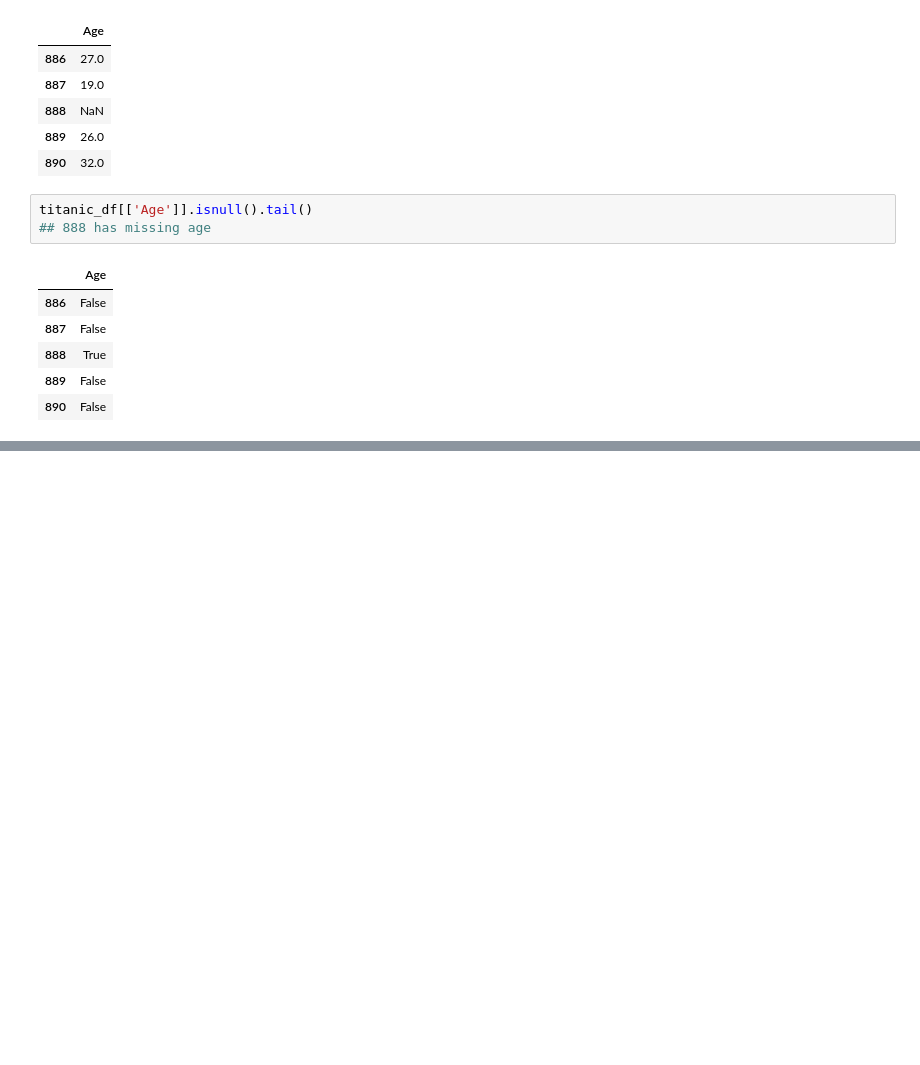
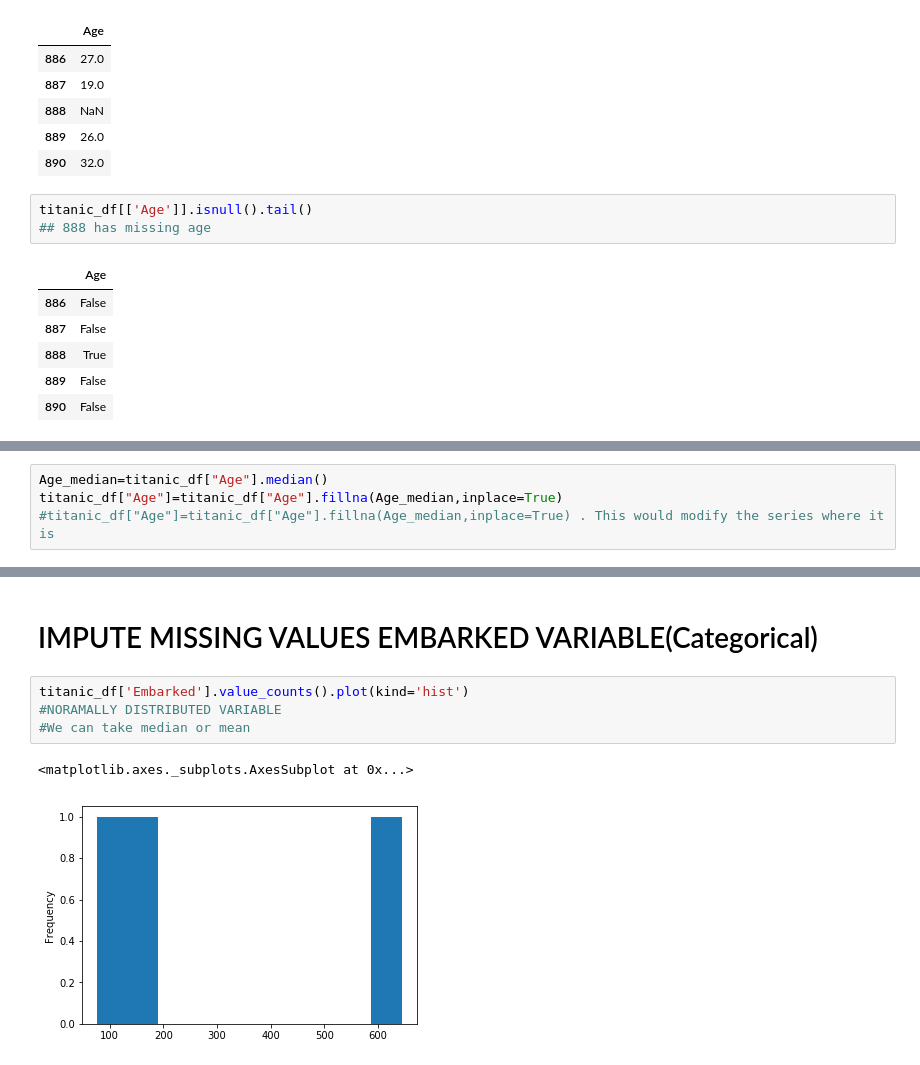
Before and after one commit to PRkudupu/Titanic-ML-Disaster, a Jupyter notebook: Survival.ipynb, the cells around one changed output, grey strips where cells are left out. Saved outputs shown, nothing was run; the diff lists cells and outputs as text; blank space fills up the shorter version.

Commit message:
Finished imputed dataset

```diff
--- a/Survival.ipynb
+++ b/Survival.ipynb
@@ -351,0 +353,4 @@ titanic_df[['Age']].isnull().tail()
+# %%
+Age_median=titanic_df["Age"].median()
+titanic_df["Age"]=titanic_df["Age"].fillna(Age_median,inplace=True)
+#titanic_df["Age"]=titanic_df["Age"].fillna(Age_median,inplace=True) . This would modify the series where it is
@@ -351,0 +366,9 @@ titanic_df[['Age']].isnull().tail()
+# %% [markdown]
+# IMPUTE MISSING VALUES EMBARKED VARIABLE(Categorical)
+# %%
+titanic_df['Embarked'].value_counts().plot(kind='hist')
+#NORAMALLY DISTRIBUTED VARIABLE
+#We can take median or mean
+# %% [output]
+<matplotlib.axes._subplots.AxesSubplot at 0x...>
+[figure, added]
```
Also changed, not shown: parts of 10 cells of this notebook.
